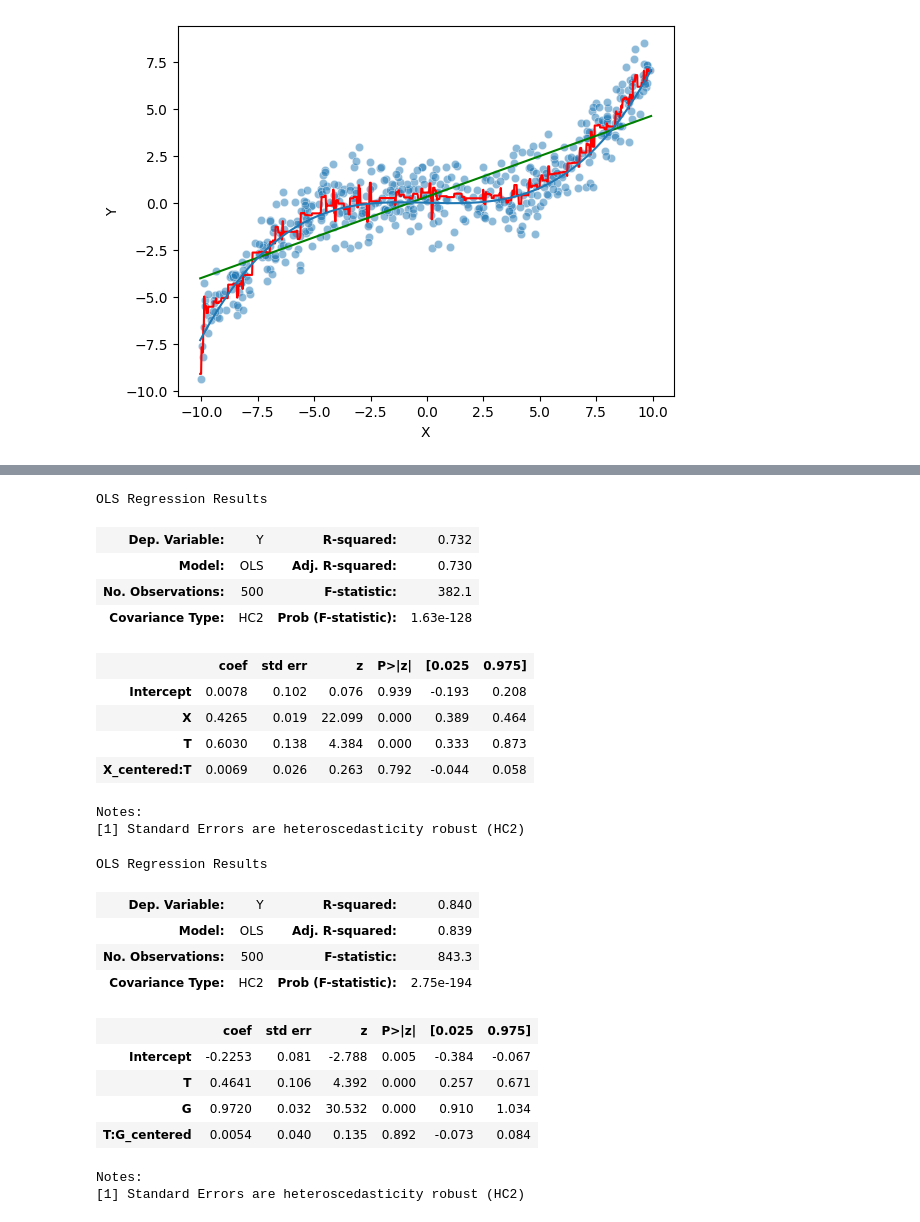
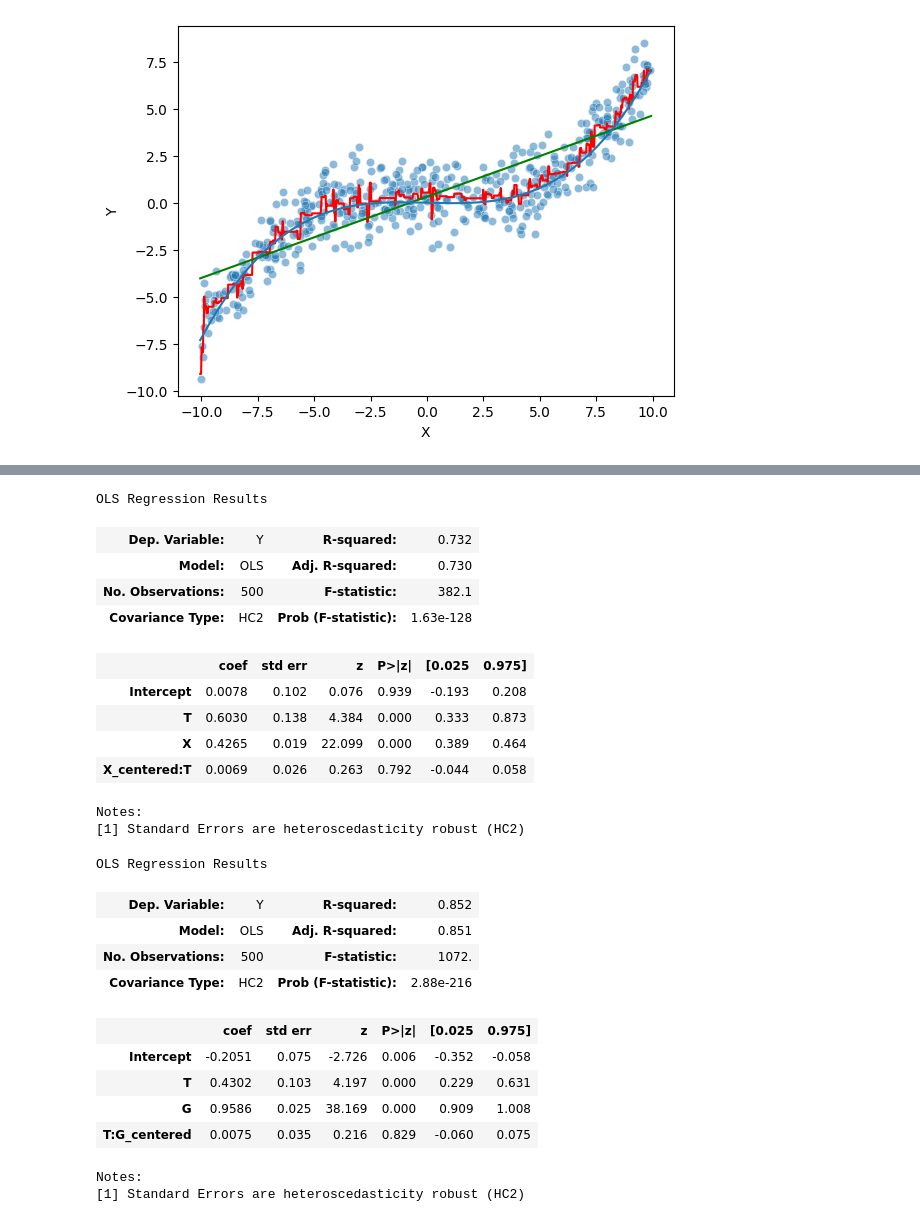
Before and after one commit to alexanderoa/blog_code, a Jupyter notebook: nonlinear_adjust/nonlinear_adjust.ipynb, the cells around one changed output, grey strips where cells are left out. Saved outputs shown, nothing was run; the diff lists cells and outputs as text; code cells hidden in the pictures.

```diff
--- a/nonlinear_adjust/nonlinear_adjust.ipynb
+++ b/nonlinear_adjust/nonlinear_adjust.ipynb
@@ -14,11 +14,10 @@ def nonlinear_generator(
     sample_size = 500,
     effect = 0.5,
     t_proportion = 0.5,
-    x_coef = 0.5,
+    x_coef = 0.75,
     seed = 123,
 ):
     rng = np.random.default_rng(seed=seed)
-    #x = rng.normal(scale = 1.2, size = (sample_size,))
     x = rng.uniform(low=-10, high=10, size = (sample_size,))
     t = rng.binomial(n=1, p=t_proportion, size=(sample_size,))
     xt = x_coef*(x**2/20-0.2)*(x/5)
@@ -50,6 +36,6 @@ plt.scatter(x, y)
 # %%
-c = 0.75
-data = nonlinear_generator(x_coef=c)
+rng = np.random.default_rng(seed = 123)
+data = nonlinear_generator()
 
 g = GradientBoostingRegressor().fit(data[['X']].to_numpy(), data['Y'].to_numpy())
 reg = LinearRegression().fit(data[['X']].to_numpy(), data['Y'].to_numpy())
@@ -72,6 +75,6 @@ plt.plot(xgrid, c*(xgrid**2/20-0.2)*(xgrid/5))
 # %%
 reg = smf.ols(
-    "Y ~ X + T + X_centered:T",
+    "Y ~ T + X + X_centered:T",
     data = data
 ).fit(cov_type='HC2')
 reg.summary(slim=True)
@@ -83,8 +86,8 @@ OLS Regression Results
 | Covariance Type: | HC2 | Prob (F-statistic): | 1.63e-128 |
 |  | coef | std err | z | P>|z| | [0.025 | 0.975] |
 | Intercept | 0.0078 | 0.102 | 0.076 | 0.939 | -0.193 | 0.208 |
+| T | 0.6030 | 0.138 | 4.384 | 0.000 | 0.333 | 0.873 |
 | X | 0.4265 | 0.019 | 22.099 | 0.000 | 0.389 | 0.464 |
-| T | 0.6030 | 0.138 | 4.384 | 0.000 | 0.333 | 0.873 |
 | X_centered:T | 0.0069 | 0.026 | 0.263 | 0.792 | -0.044 | 0.058 |
 Notes:
 [1] Standard Errors are heteroscedasticity robust (HC2)
@@ -91,36 +117,34 @@ Notes:
 # %%
 kf = KFold(
     n_splits = 2,
     shuffle=True)
 kf.get_n_splits(data)
-estimates = []
-sd = []
 final = data.copy()
 combined = np.zeros(data.shape[0])
 for i, (train_idx, test_idx) in enumerate(kf.split(data)):
     train = data.loc[train_idx]
     test = data.loc[test_idx]
     g = GradientBoostingRegressor().fit(train[['X']].to_numpy(), train['Y'].to_numpy())
     gpreds = g.predict(test[['X']].to_numpy())
     combined[test_idx] = gpreds
 
 final["G"] = combined
 final["G_centered"] = combined - np.mean(combined)
 reg = smf.ols(
     "Y ~ T + G + T:G_centered",
     data = final
 ).fit(cov_type="HC2")
 reg.summary(slim=True)
 # %% [output]
 OLS Regression Results
-| Dep. Variable: | Y | R-squared: | 0.840 |
-| Model: | OLS | Adj. R-squared: | 0.839 |
-| No. Observations: | 500 | F-statistic: | 843.3 |
-| Covariance Type: | HC2 | Prob (F-statistic): | 2.75e-194 |
+| Dep. Variable: | Y | R-squared: | 0.852 |
+| Model: | OLS | Adj. R-squared: | 0.851 |
+| No. Observations: | 500 | F-statistic: | 1072. |
+| Covariance Type: | HC2 | Prob (F-statistic): | 2.88e-216 |
 |  | coef | std err | z | P>|z| | [0.025 | 0.975] |
-| Intercept | -0.2253 | 0.081 | -2.788 | 0.005 | -0.384 | -0.067 |
-| T | 0.4641 | 0.106 | 4.392 | 0.000 | 0.257 | 0.671 |
-| G | 0.9720 | 0.032 | 30.532 | 0.000 | 0.910 | 1.034 |
-| T:G_centered | 0.0054 | 0.040 | 0.135 | 0.892 | -0.073 | 0.084 |
+| Intercept | -0.2051 | 0.075 | -2.726 | 0.006 | -0.352 | -0.058 |
+| T | 0.4302 | 0.103 | 4.197 | 0.000 | 0.229 | 0.631 |
+| G | 0.9586 | 0.025 | 38.169 | 0.000 | 0.909 | 1.008 |
+| T:G_centered | 0.0075 | 0.035 | 0.216 | 0.829 | -0.060 | 0.075 |
 Notes:
 [1] Standard Errors are heteroscedasticity robust (HC2)
```
Also changed, not shown: parts of 6 cells of this notebook, 1 other file.
